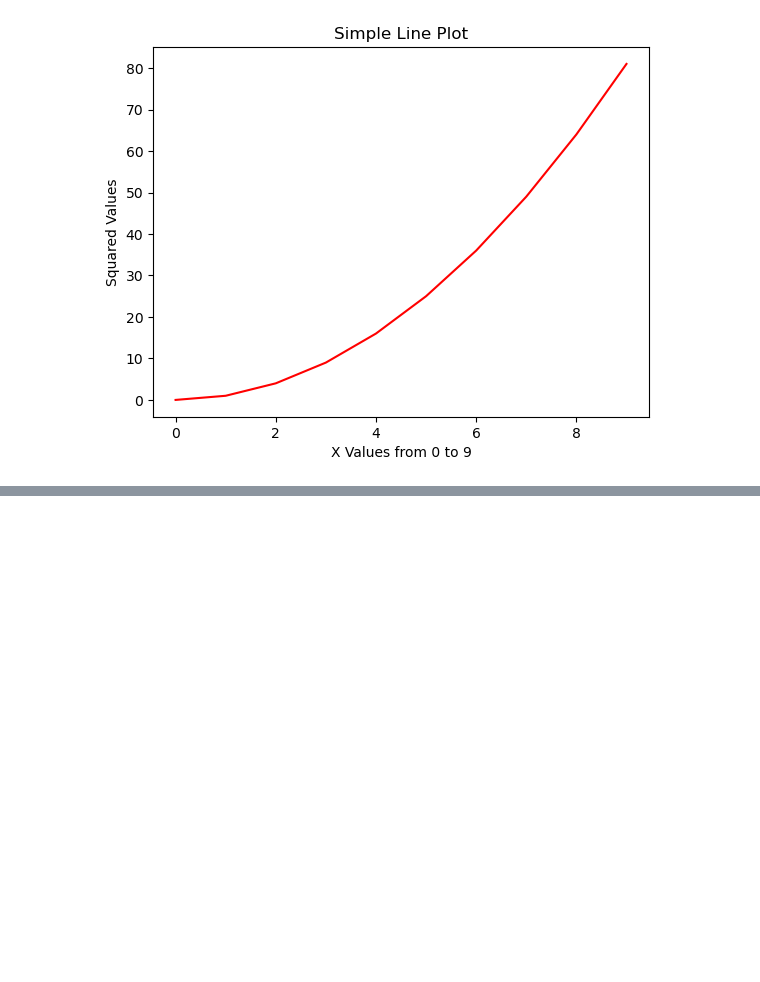
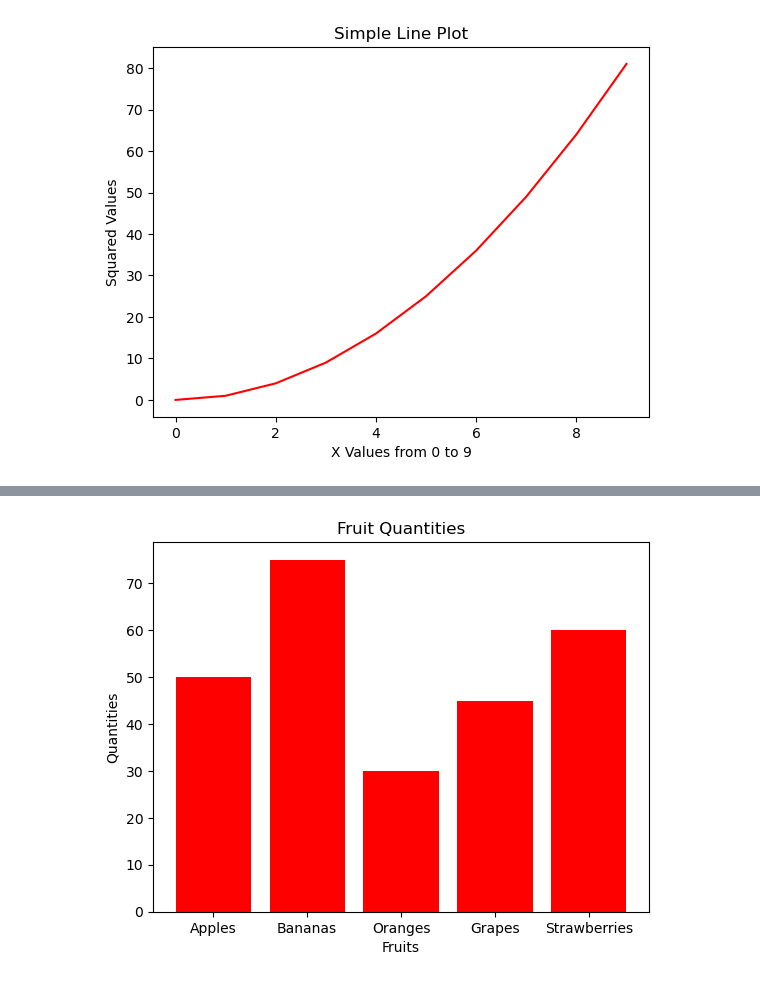
Before and after one commit to YingHan2/Phython-Project-1, a Jupyter notebook: Visualisation.ipynb, the cells around one changed output, grey strips where cells are left out. Saved outputs shown, nothing was run; the diff lists cells and outputs as text; code cells hidden in the pictures; blank space fills up the shorter version.

```diff
--- a/Visualisation.ipynb
+++ b/Visualisation.ipynb
@@ -24,0 +71,27 @@ plt.show()
+# %%
+import math
+from matplotlib import pyplot as plt
+
+fruits_quantities = {
+    'Apples': 50,
+    'Bananas': 75,
+    'Oranges': 30,
+    'Grapes': 45,
+    'Strawberries': 60
+}
+# Extracting fruit names and their quantities
+fruits = list(fruits_quantities.keys())
+quantities = list(fruits_quantities.values())
+
+# Creating the bar plot
+plt.bar(fruits, quantities, color='red')
+
+# Adding title and labels
+plt.title('Fruit Quantities')
+plt.xlabel('Fruits')
+plt.ylabel('Quantities')
+
+# Displaying the plot
+plt.show()
+# %% [output]
+[figure, added]
```
Also changed, not shown: parts of 5 cells of this notebook.
